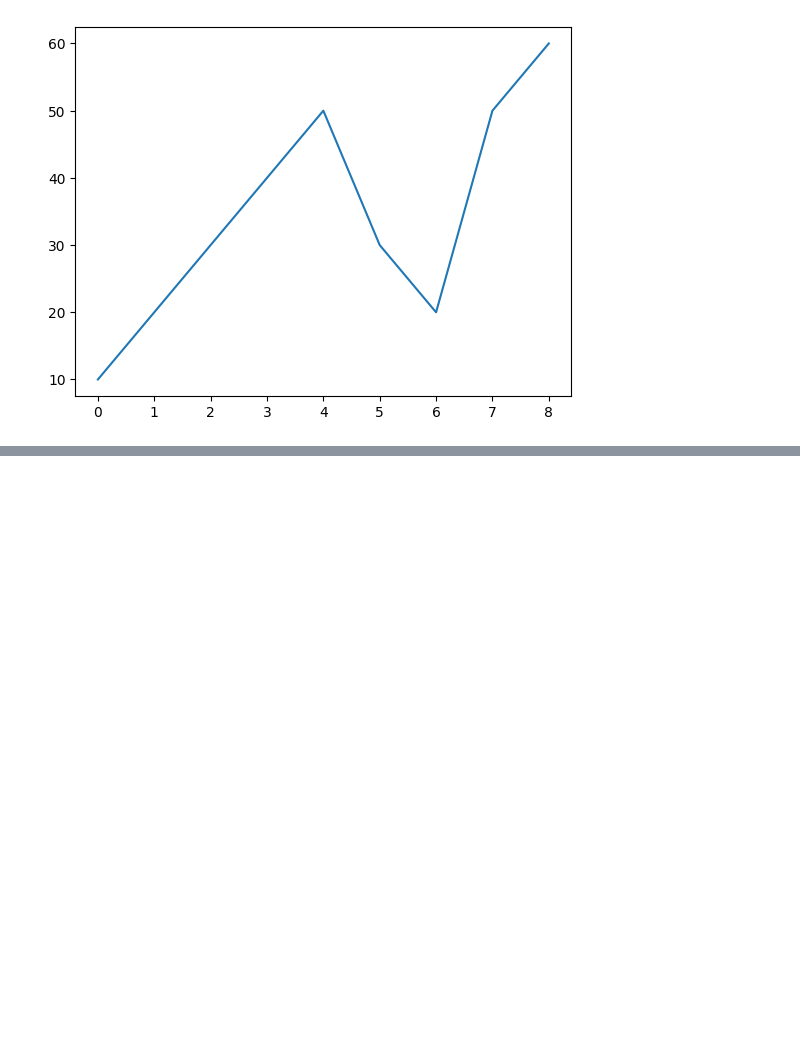
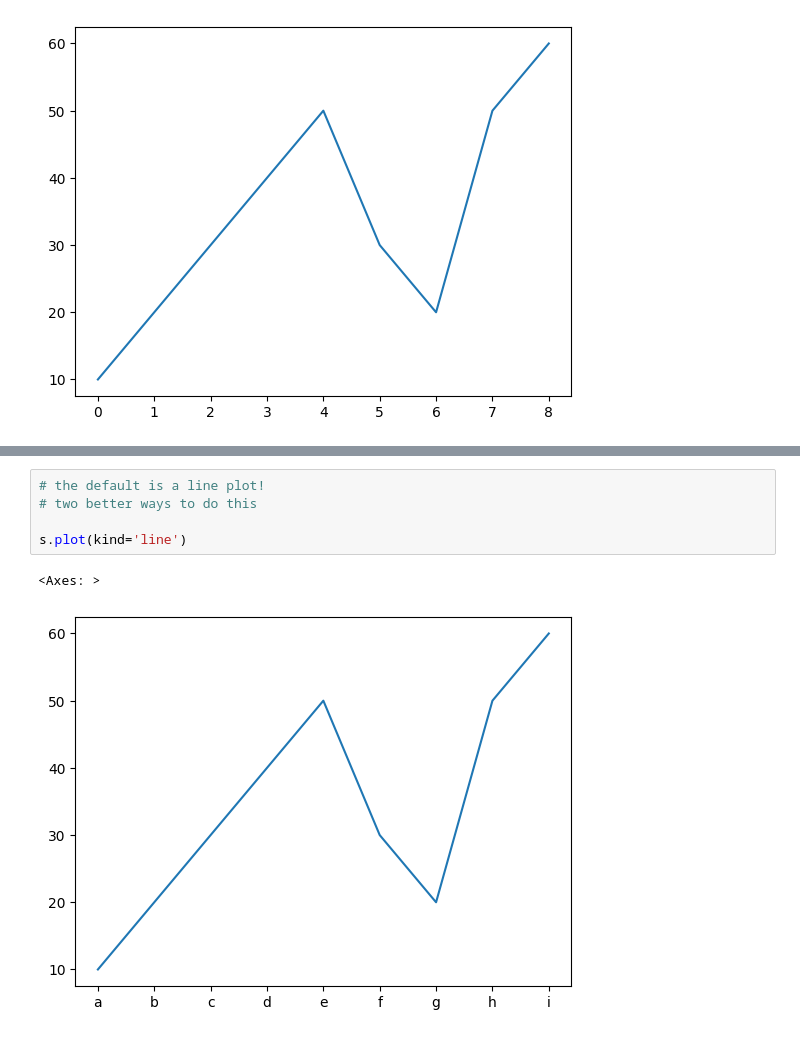
Before and after one commit to reuven/apple-2025-05May-29-visualization, a Jupyter notebook: 2025-05May-29-visualization.ipynb, the cells around one changed output, grey strips where cells are left out. Saved outputs shown, nothing was run; the diff lists cells and outputs as text; blank space fills up the shorter version.

```diff
--- a/2025-05May-29-visualization.ipynb
+++ b/2025-05May-29-visualization.ipynb
@@ -45,0 +66,8 @@ s.plot()
+# %%
+# the default is a line plot!
+# two better ways to do this
+
+s.plot(kind='line')
+# %% [output]
+<Axes: >
+[figure, added]
```
Also changed, not shown: parts of 3 cells of this notebook.
